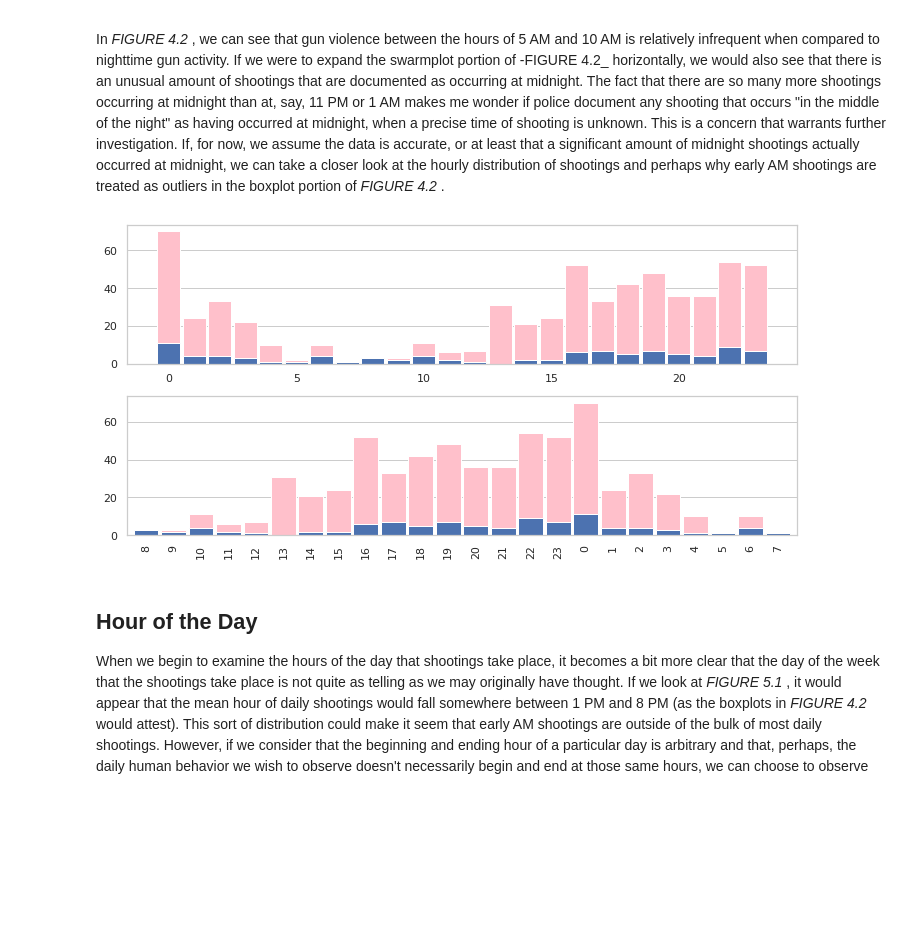
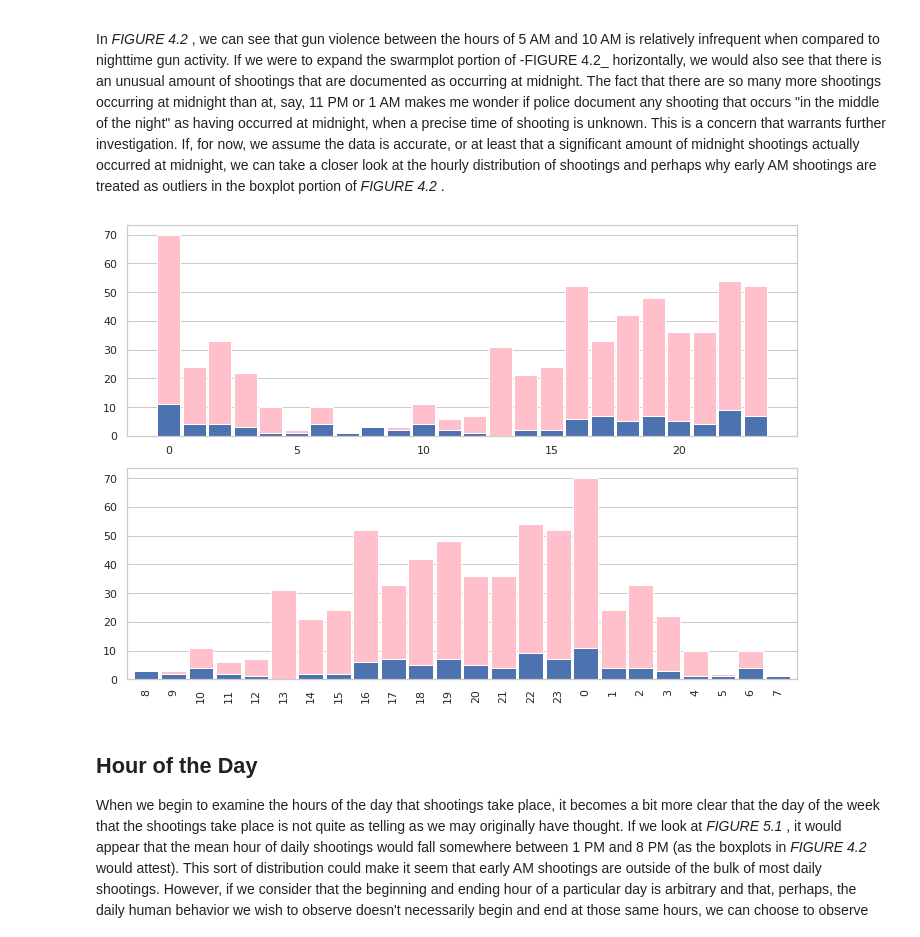
Before and after one commit to Ikwuakor/Boston-Crime, a Jupyter notebook: Boston Crime.ipynb, the cells around one changed output. Drawn from its saved outputs; the diff is of its cells as text; code cells hidden in the pictures; blank space fills up the shorter version.

```diff
--- a/Boston Crime.ipynb
+++ b/Boston Crime.ipynb
@@ -427,22 +427,22 @@ Although it may not be surprising to see that most shootings and homicides occur
 
 In _FIGURE 4.2_ , we can see that gun violence between the hours of 5 AM and 10 AM is relatively infrequent when compared to nighttime gun activity. If we were to expand the swarmplot portion of -FIGURE 4.2_ horizontally, we would also see that there is an unusual amount of shootings that are documented as occurring at midnight. The fact that there are so many more shootings occurring at midnight than at, say, 11 PM or 1 AM makes me wonder if police document any shooting that occurs "in the middle of the night" as having occurred at midnight, when a precise time of shooting is unknown. This is a concern that warrants further investigation. If, for now, we assume the data is accurate, or at least that a significant amount of midnight shootings actually occurred at midnight, we can take a closer look at the hourly distribution of shootings and perhaps why early AM shootings are treated as outliers in the boxplot portion of _FIGURE 4.2_ .
 # %%
-plt.figure(figsize=(10, 5))
+plt.figure(figsize=(10, 7))
 
 plt.subplot(2,1,1)
 crime[shooting]['HOUR'].hist(bins=np.arange(25)-0.5, rwidth=.9, color='pink')
 crime[homicide]['HOUR'].hist(bins=np.arange(25)-0.5, rwidth=.9)
 plt.grid(axis='x')
 
 plt.subplot(2,1,2)
 hours = (list(range(8,24)) + list(range(0,8)))
 crime[shooting]['HOUR'].value_counts().reindex(hours, fill_value=0).plot.bar(color='pink', width=.9).grid(axis='x')
 crime[homicide]['HOUR'].value_counts().reindex(hours, fill_value=0).plot.bar(color='b', width=.9).grid(axis='x')
 
 plt.tight_layout()
 plt.show()
 # %% [output]
-[figure, old version]
+[figure, new version]
 # %% [markdown]
 ## Hour of the Day
 
```
